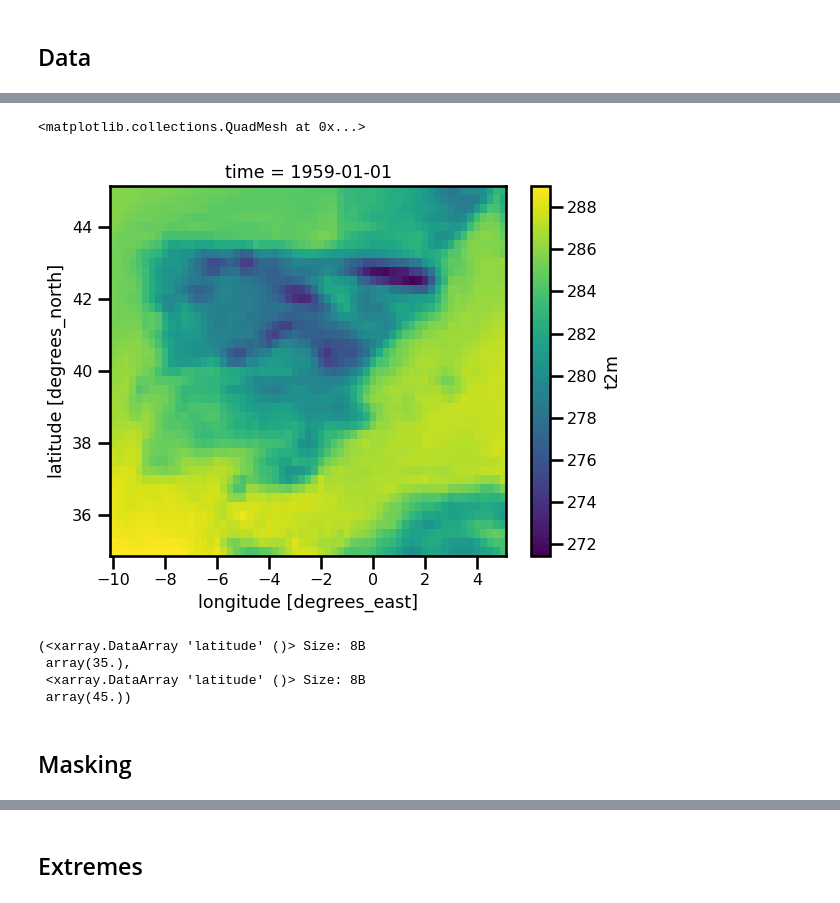
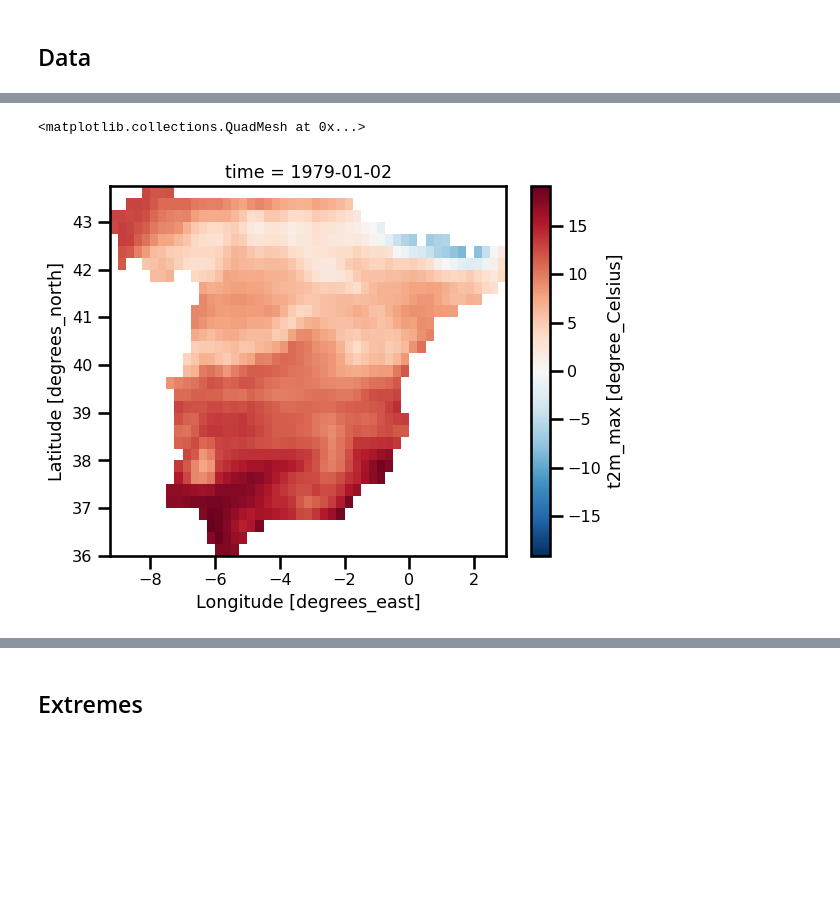
Before and after one commit to jejjohnson/jbayesevt, a Jupyter notebook: notebooks/evt/1.3_evt_scipy_gevd.ipynb, the cells around one changed output, grey strips where cells are left out. Drawn from its saved outputs; the diff is of its cells as text; code cells hidden in the pictures; blank space fills up the shorter version.

```diff
--- a/notebooks/evt/1.3_evt_scipy_gevd.ipynb
+++ b/notebooks/evt/1.3_evt_scipy_gevd.ipynb
@@ -31,0 +38,6 @@ ds = xr.open_mfdataset(DATASET_SPAIN_DAILY["t2max"])
+# %%
+# create bounding box
+gbox = RegularLonLat.init_from_country("E", 1/4)
+# %%
+ds = download_era5_gee("era5_daily", gbox)
+ds
@@ -31,0 +62,23 @@ ds = xr.open_mfdataset(DATASET_SPAIN_DAILY["t2max"])
+# %%
+def preprocess(ds):
+    # select variable
+    ds = ds[["maximum_2m_air_temperature"]]
+    ds = ds.rename({"maximum_2m_air_temperature": "t2m_max"})
+
+    # validate units
+    ds = ds.pint.quantify({"t2m_max": "kelvin"})
+    ds["t2m_max"] = ds["t2m_max"].pint.to("degC")
+    ds = ds.pint.dequantify()
+
+    # validate coordinates
+    ds = validate_latitude(ds)
+    ds = validate_longitude(ds)
+
+    return ds
+# %%
+%%time
+# preprocess data
+ds = preprocess(ds)
+# add country mask
+ds = add_country_mask(ds, country="Spain")
+ds
@@ -32,14 +105,5 @@ ds = xr.open_mfdataset(DATASET_SPAIN_DAILY["t2max"])
 # %%
-ds.t2m.isel(time=0).plot.pcolormesh()
+ds.isel(time=0).where(ds.spain_mask==1, drop=True).t2m_max.plot.pcolormesh(x="lon", y="lat")
 # %% [output]
 <matplotlib.collections.QuadMesh at 0x...>
-[figure, old version]
+[figure, new version]
-# %%
-ds.t2m.latitude.min(), ds.t2m.latitude.max()
-# %% [output]
-(<xarray.DataArray 'latitude' ()> Size: 8B
- array(35.),
- <xarray.DataArray 'latitude' ()> Size: 8B
- array(45.))
-# %% [markdown]
-## Masking
```
Also changed, not shown: parts of 56 cells of this notebook, 19 other files.
